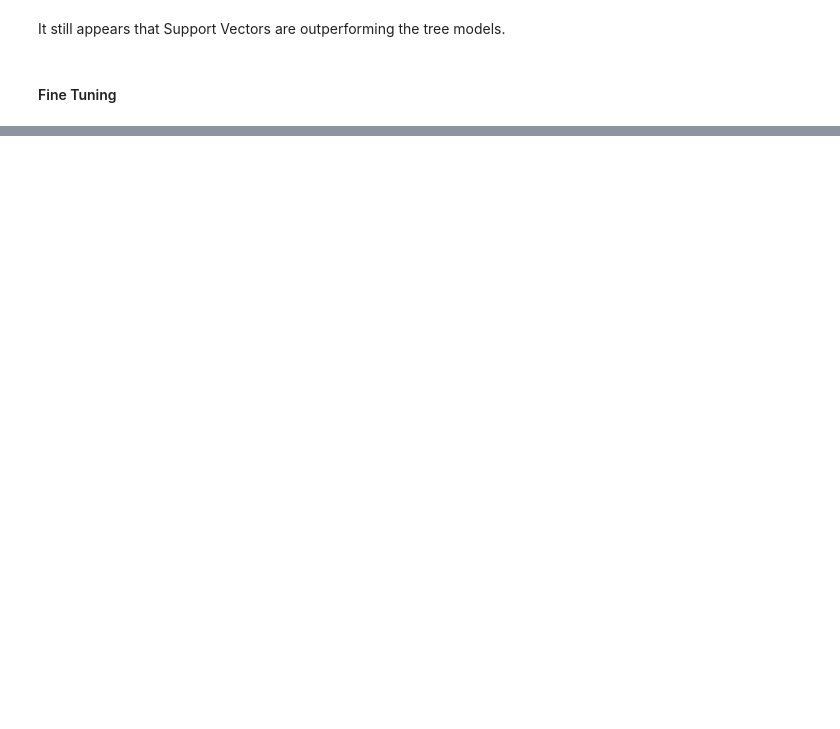
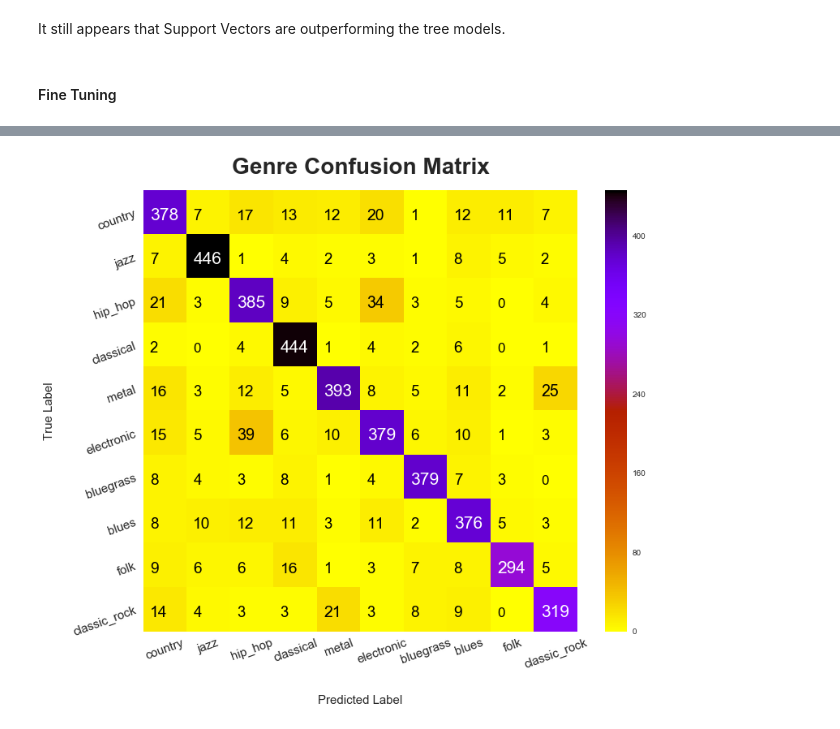
Before and after one commit to Patrickbfuller/classify_genre, a Jupyter notebook: extra_genres.ipynb, the cells around one changed output, grey strips where cells are left out. Cells and saved outputs as stored; diff of their text form; code cells hidden in the pictures; blank space fills up the shorter version.

Commit message:
grid search svc and eval confusion matrices

```diff
--- a/extra_genres.ipynb
+++ b/extra_genres.ipynb
@@ -212,0 +188,5 @@ Deployment
+# %%
+from sklearn.model_selection import GridSearchCV
+from sklearn.metrics import make_scorer, log_loss
+
+scorer = make_scorer(log_loss, greater_is_better=False, needs_proba=True)
@@ -212,0 +240,12 @@ Deployment
+# %%
+import seaborn as sns
+import matplotlib.pyplot as plt
+import itertools
+from sklearn.metrics import confusion_matrix
+plt.style.use('seaborn')
+# %%
+svc = svc_grid.best_estimator_
+svc.fit(X_model, y_model)
+pred_probas = svc.predict_proba(X_val)
+preds = svc.predict(X_val)
+eval_model(y_val, preds, pred_probas, labels)
@@ -212,0 +267,28 @@ Deployment
+# %%
+plt.figure(figsize=(12,10))
+cm = confusion_matrix(y_val, preds, labels=labels)
+n = len(cm)
+size = 15
+ax = sns.heatmap(cm, cmap='gnuplot_r')
+ax.set_ylim(n,0)
+ax.set_ylabel('True Label', labelpad=20, size=size)
+ax.set_xlabel('Predicted Label', labelpad=30, size=size)
+ax.set_xticklabels(labels, rotation=20, size=size)
+ax.set_yticklabels(labels, rotation=20, size=size)
+thresh = cm.max()/2
+for i,j in itertools.product(range(n),range(n)):
+    val = cm[i,j]
+    plt.text(
+        x=j+0.15,
+        y=i+0.67,
+        s=val,
+        color='white' if val>thresh else 'black',
+        size=18 + np.log(val + 0.1)/2
+    )
+plt.title(
+    'Genre Confusion Matrix',
+    pad=20,
+    fontdict={'fontweight': 'bold', 'fontsize': 28}
+);
+# %% [output]
+[figure, added]
```
Also changed, not shown: parts of 18 cells of this notebook.
